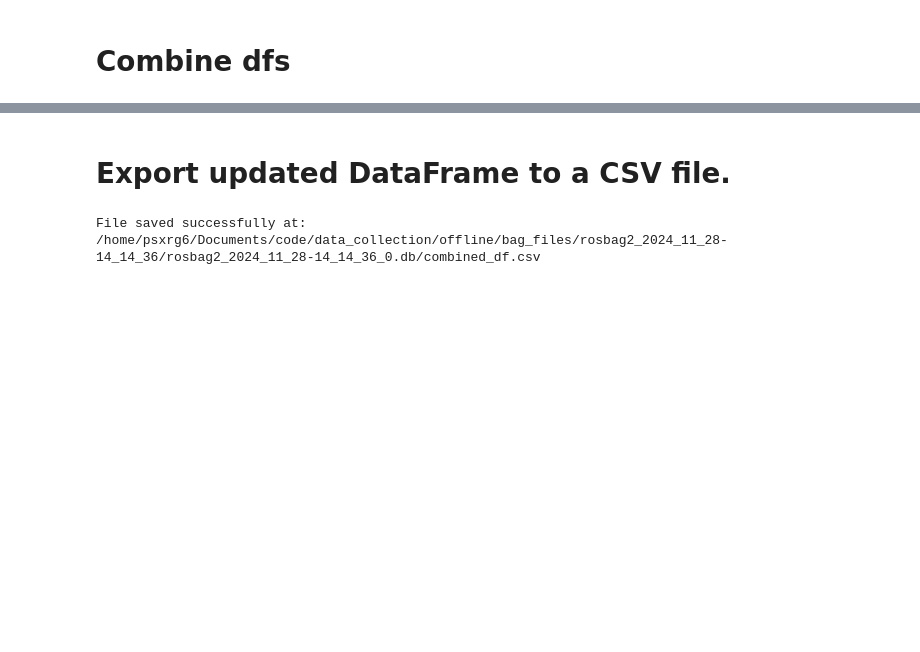
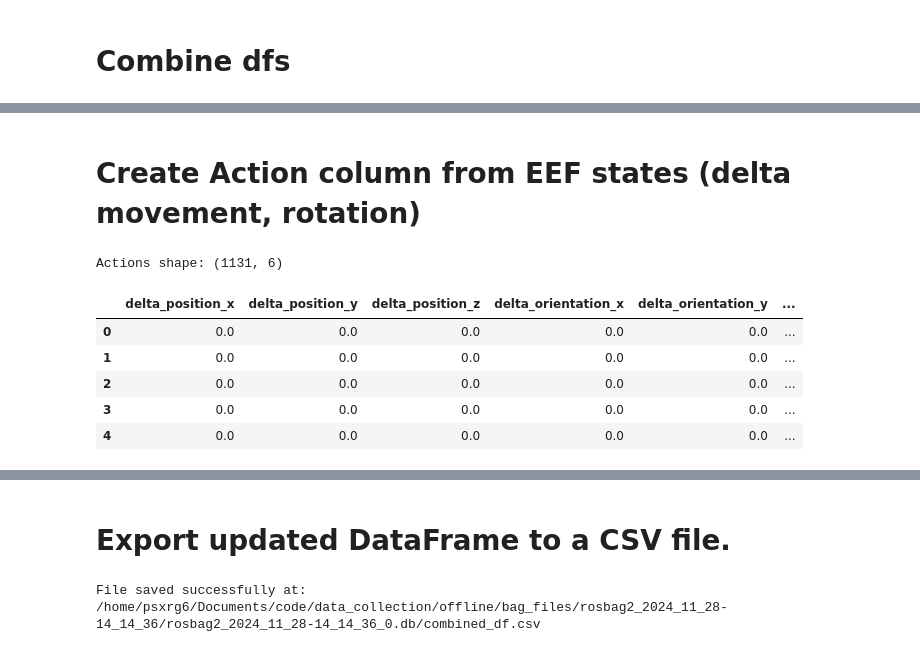
Before and after one commit to koyo-8144/data_collection, a Jupyter notebook: offline/jupyter_notebook/csv_to_tfrecords.ipynb, the cells around one changed output, grey strips where cells are left out. Saved outputs shown, nothing was run; the diff lists cells and outputs as text; code cells hidden in the pictures; blank space fills up the shorter version.

Commit message:
NO_TICKET: add actions to df, add asserts

```diff
--- a/offline/jupyter_notebook/csv_to_tfrecords.ipynb
+++ b/offline/jupyter_notebook/csv_to_tfrecords.ipynb
@@ -443,3 +229,29 @@ combined_df.head()
 | 2 | 2024/11/28 14:14:36.61492963 | 0.000024 | -0.02486 | 1.187385 | 0.000004 | 0.000006 | -3.370965e-08 | ... |
 | 3 | 2024/11/28 14:14:36.70675353 | 0.000024 | -0.02486 | 1.187385 | 0.000004 | 0.000006 | -3.370965e-08 | ... |
 | 4 | 2024/11/28 14:14:36.80776874 | 0.000024 | -0.02486 | 1.187385 | 0.000004 | 0.000006 | -3.370965e-08 | ... |
+# %% [markdown]
+# Create Action column from EEF states (delta movement, rotation)
+# %%
+action_df = combined_df[['position_x', 'position_y', 'position_z', 'orientation_x', 'orientation_y', 'orientation_z']]
+action_df = action_df.rename(columns={'position_x': 'delta_position_x',
+                          'position_y': 'delta_position_y',
+                          'position_z': 'delta_position_z',
+                          'orientation_x': 'delta_orientation_x',
+                          'orientation_y': 'delta_orientation_y',
+                          'orientation_z': 'delta_orientation_z'})
+
+action_df = action_df[1:].reset_index(drop=True).copy() - action_df[:-1].reset_index(drop=True).copy()
+
+assert action_df.shape[0] == combined_df.shape[0] - 1
+
+print('Actions shape:', action_df.shape)
+
+action_df.head()  # orientation_z is almost 0...
+# %% [output]
+Actions shape: (1131, 6)
+|  | delta_position_x | delta_position_y | delta_position_z | delta_orientation_x | delta_orientation_y | ... |
+| 0 | 0.0 | 0.0 | 0.0 | 0.0 | 0.0 | ... |
+| 1 | 0.0 | 0.0 | 0.0 | 0.0 | 0.0 | ... |
+| 2 | 0.0 | 0.0 | 0.0 | 0.0 | 0.0 | ... |
+| 3 | 0.0 | 0.0 | 0.0 | 0.0 | 0.0 | ... |
+| 4 | 0.0 | 0.0 | 0.0 | 0.0 | 0.0 | ... |
```
Also changed, not shown: parts of 30 cells of this notebook, 1 other file.
